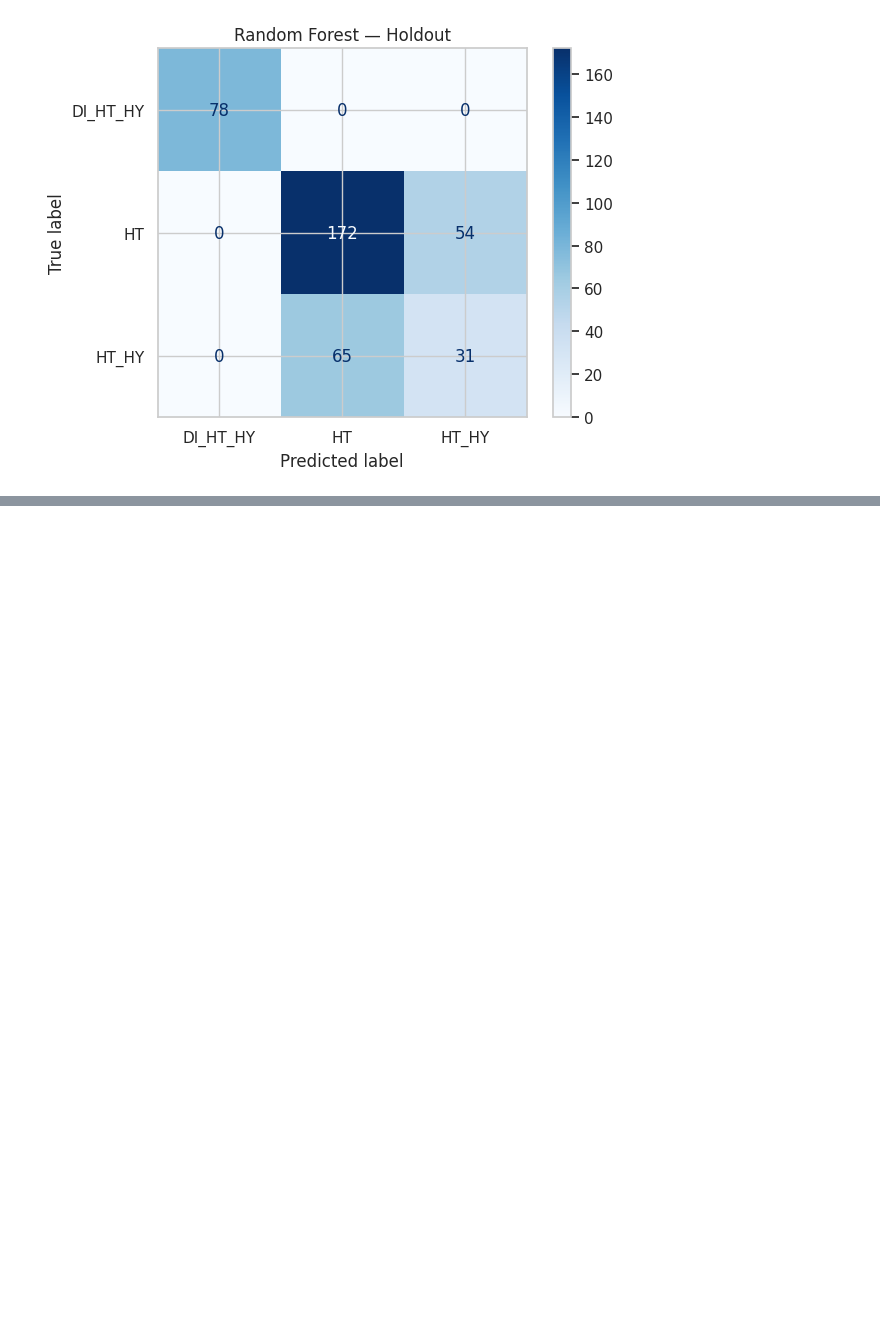
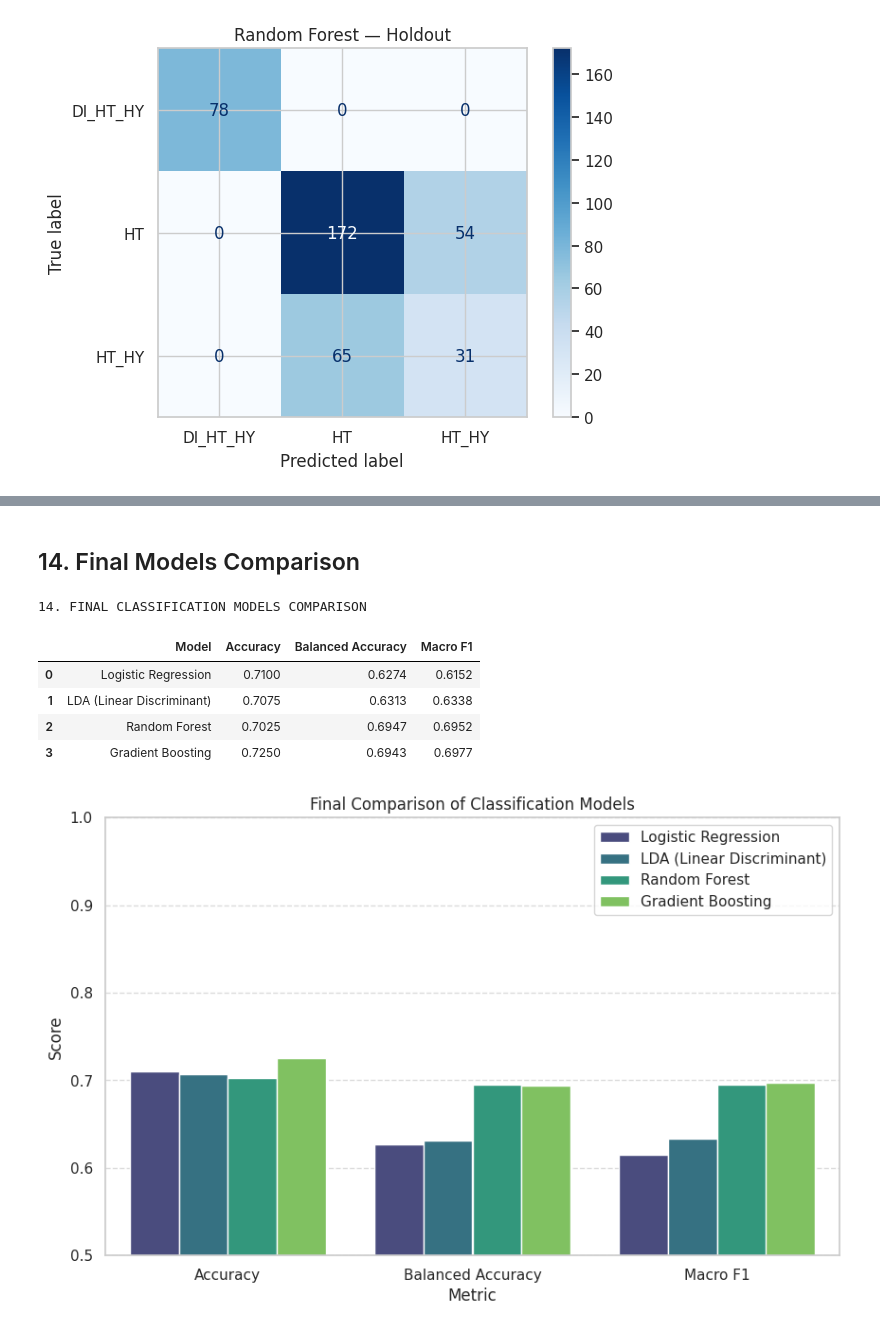
Before and after one commit to nwaryszak/APRAU, a Jupyter notebook: APRAU_Project1_Kacper.ipynb, the cells around one changed output, grey strips where cells are left out. Saved outputs shown, nothing was run; the diff lists cells and outputs as text; code cells hidden in the pictures; blank space fills up the shorter version.

```diff
--- a/APRAU_Project1_Kacper.ipynb
+++ b/APRAU_Project1_Kacper.ipynb
@@ -1583,0 +1738,51 @@ weighted avg       0.69      0.70      0.70       400
+# %% [markdown]
+## 14. Final Models Comparison
+# %%
+print("14. FINAL CLASSIFICATION MODELS COMPARISON")
+
+final_comparison = pd.DataFrame([
+    {
+        "Model": "Logistic Regression",
+        "Accuracy": 0.7100,
+        "Balanced Accuracy": 0.6274,
+        "Macro F1": 0.6152
+    },
+    {
+        "Model": "LDA (Linear Discriminant)",
+        "Accuracy": round(lda_acc, 4),
+        "Balanced Accuracy": round(lda_bacc, 4),
+        "Macro F1": round(lda_f1, 4)
+    },
+    {
+        "Model": "Random Forest",
+        "Accuracy": round(accuracy_score(y_test_clf, y_pred_rf), 4),
+        "Balanced Accuracy": round(balanced_accuracy_score(y_test_clf, y_pred_rf), 4),
+        "Macro F1": round(f1_score(y_test_clf, y_pred_rf, average="macro"), 4)
+    },
+    {
+        "Model": "Gradient Boosting",
+        "Accuracy": round(gb_acc, 4),
+        "Balanced Accuracy": round(gb_bacc, 4),
+        "Macro F1": round(gb_f1, 4)
+    }
+])
+
+display(final_comparison)
+
+plt.figure(figsize=(10, 6))
+final_comparison_melted = final_comparison.melt(id_vars="Model", var_name="Metric", value_name="Score")
+sns.barplot(data=final_comparison_melted, x="Metric", y="Score", hue="Model", palette="viridis")
+plt.title("Final Comparison of Classification Models")
+plt.ylim(0.5, 1.0)
+plt.ylabel("Score")
+plt.legend(loc='upper right')
+plt.grid(axis='y', linestyle='--', alpha=0.7)
+plt.show()
+# %% [output]
+14. FINAL CLASSIFICATION MODELS COMPARISON
+|  | Model | Accuracy | Balanced Accuracy | Macro F1 |
+| 0 | Logistic Regression | 0.7100 | 0.6274 | 0.6152 |
+| 1 | LDA (Linear Discriminant) | 0.7075 | 0.6313 | 0.6338 |
+| 2 | Random Forest | 0.7025 | 0.6947 | 0.6952 |
+| 3 | Gradient Boosting | 0.7250 | 0.6943 | 0.6977 |
+[figure, added]
```
Also changed, not shown: parts of 15 cells of this notebook.
